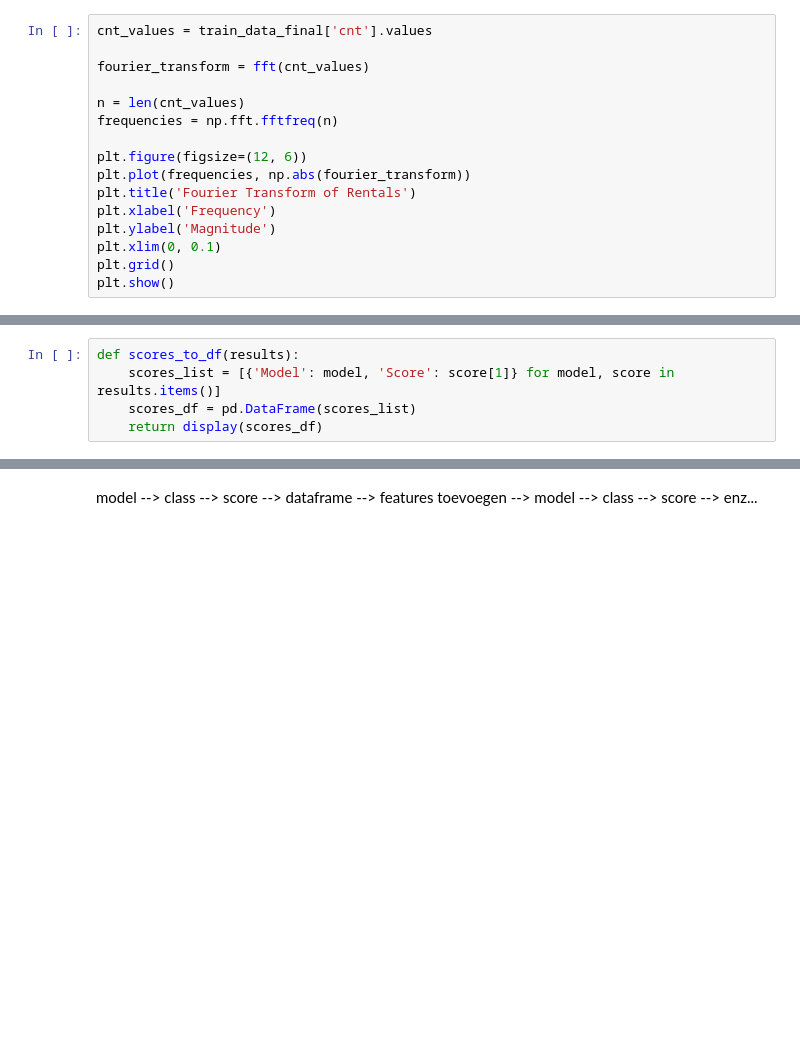
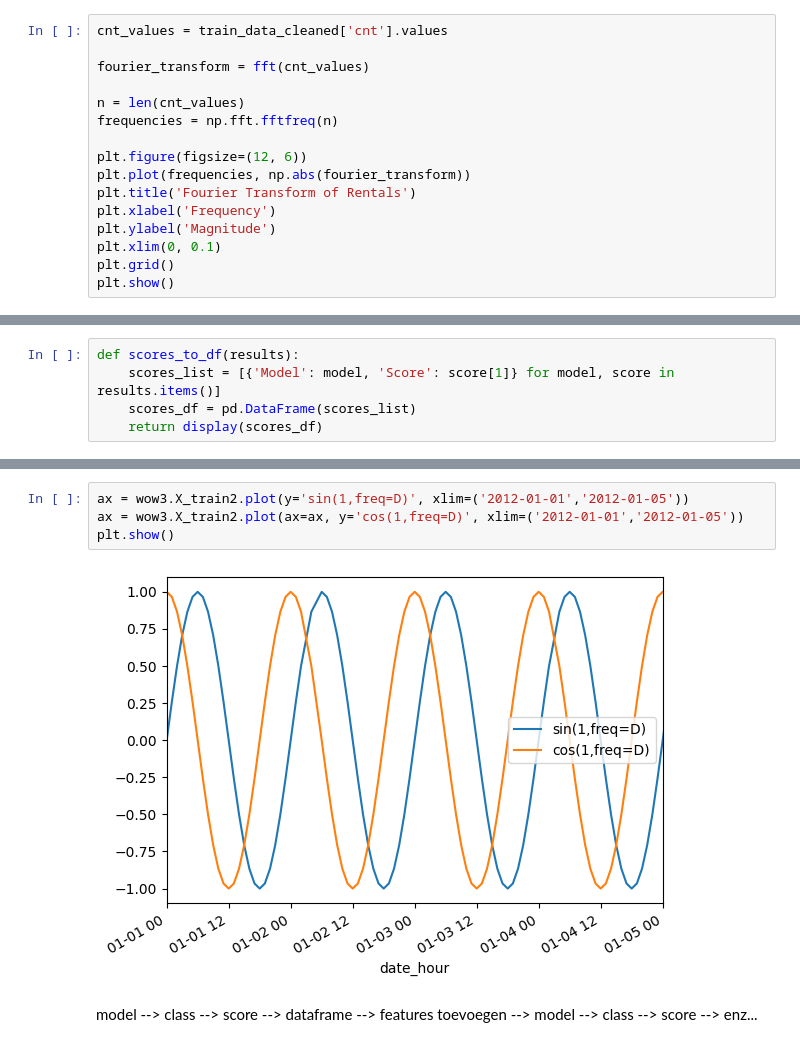
Before and after one commit to Tijnwy/MachineLearning, a Jupyter notebook: ML_opdracht_2/Verhuurdocument.ipynb, the cells around one changed output, grey strips where cells are left out. Drawn from its saved outputs; the diff is of its cells as text; blank space fills up the shorter version.

```diff
--- a/ML_opdracht_2/Verhuurdocument.ipynb
+++ b/ML_opdracht_2/Verhuurdocument.ipynb
@@ -219,5 +218,5 @@ Seizoenspatronen toevoegen met sinus en cosinus:
 # %%
-cnt_values = train_data_final['cnt'].values
+cnt_values = train_data_cleaned['cnt'].values
 
 fourier_transform = fft(cnt_values)
 
@@ -768,3 +653,9 @@ test rmse LinearRegression() 202.40879640137643
+# %%
+ax = wow3.X_train2.plot(y='sin(1,freq=D)', xlim=('2012-01-01','2012-01-05'))
+ax = wow3.X_train2.plot(ax=ax, y='cos(1,freq=D)', xlim=('2012-01-01','2012-01-05'))
+plt.show()
+# %% [output]
+[figure, added]
 # %% [markdown]
 model --> class --> score --> dataframe --> features toevoegen --> model --> class --> score --> enz...
 # %%
```
Also changed, not shown: parts of 29 cells of this notebook.
